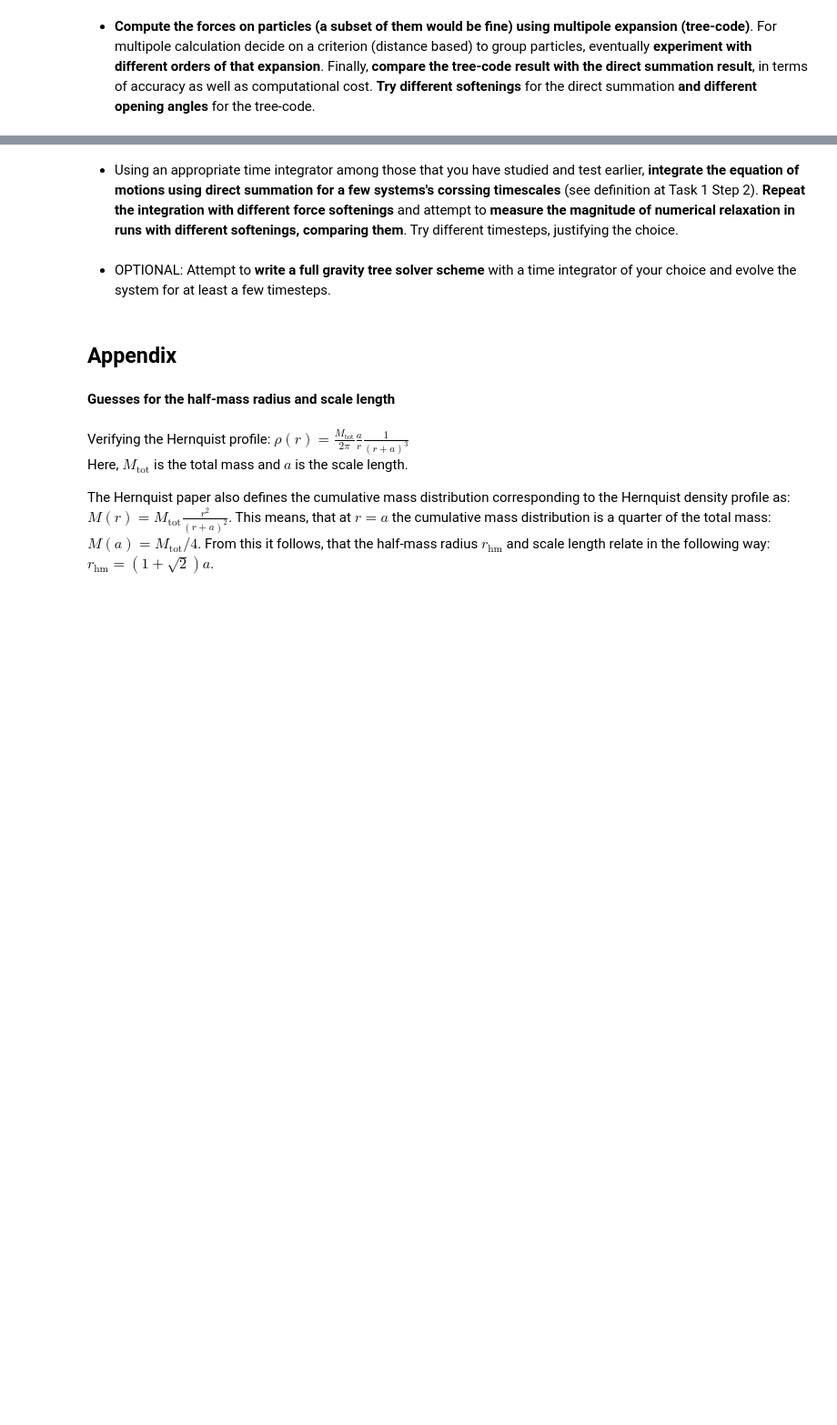
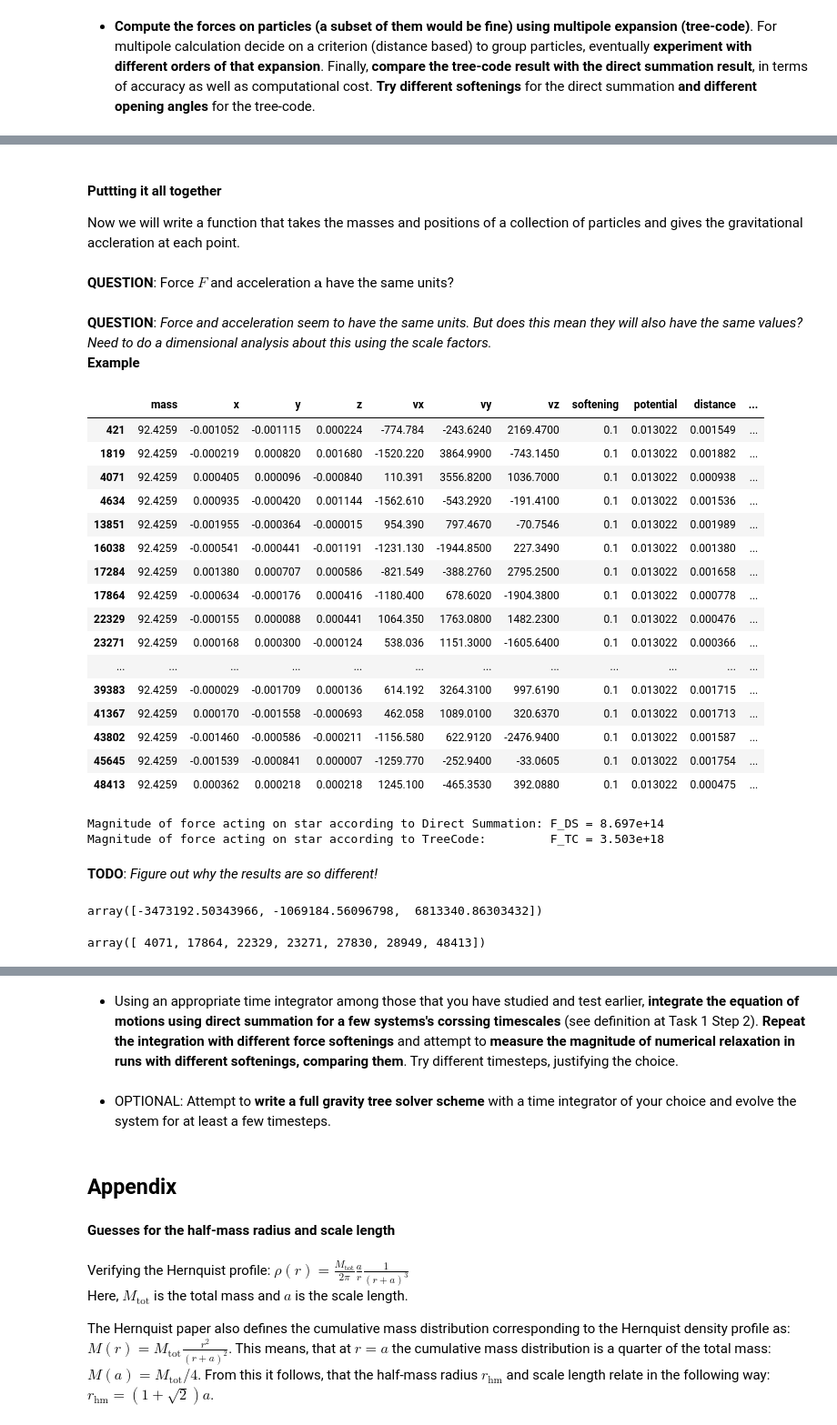
Before and after one commit to nshakm/comp_astro_n_body, a Jupyter notebook: AnshakMallik_N-BodyProject_ComputationalAstrophysics_HS23.ipynb, the cells around one changed output, grey strips where cells are left out. Shown: that part at 91% size. Cells and saved outputs as stored; diff of their text form; code cells hidden in the pictures; blank space fills up the shorter version.

```diff
--- a/AnshakMallik_N-BodyProject_ComputationalAstrophysics_HS23.ipynb
+++ b/AnshakMallik_N-BodyProject_ComputationalAstrophysics_HS23.ipynb
@@ -941,0 +1087,3 @@ Relaxation time: t_relax = 3.53e-02 (pc / km/s)
+# %% [markdown]
+#### Puttting it all together
+Now we will write a function that takes the masses and positions of a collection of particles and gives the gravitational accleration at each point.
@@ -941,0 +1103,2 @@ Relaxation time: t_relax = 3.53e-02 (pc / km/s)
+# %% [markdown]
+**QUESTION**: Force $F$ and acceleration $\mathbf{a}$ have the same units?
@@ -941,0 +1156,25 @@ Relaxation time: t_relax = 3.53e-02 (pc / km/s)
+# %% [markdown]
+**QUESTION**: _Force and acceleration seem to have the same units. But does this mean they will also have the same values? Need to do a dimensional analysis about this using the scale factors._ <br>
+**Example**
+# %%
+sub = data[data['distance'] <= 0.002]
+# sub = sub[10:100]
+sub
+# %% [output]
+|  | mass | x | y | z | vx | vy | vz | softening | potential | distance | ... |
+| 421 | 92.4259 | -0.001052 | -0.001115 | 0.000224 | -774.784 | -243.6240 | 2169.4700 | 0.1 | 0.013022 | 0.001549 | ... |
+| 1819 | 92.4259 | -0.000219 | 0.000820 | 0.001680 | -1520.220 | 3864.9900 | -743.1450 | 0.1 | 0.013022 | 0.001882 | ... |
+| 4071 | 92.4259 | 0.000405 | 0.000096 | -0.000840 | 110.391 | 3556.8200 | 1036.7000 | 0.1 | 0.013022 | 0.000938 | ... |
+| 4634 | 92.4259 | 0.000935 | -0.000420 | 0.001144 | -1562.610 | -543.2920 | -191.4100 | 0.1 | 0.013022 | 0.001536 | ... |
+| 13851 | 92.4259 | -0.001955 | -0.000364 | -0.000015 | 954.390 | 797.4670 | -70.7546 | 0.1 | 0.013022 | 0.001989 | ... |
+| 16038 | 92.4259 | -0.000541 | -0.000441 | -0.001191 | -1231.130 | -1944.8500 | 227.3490 | 0.1 | 0.013022 | 0.001380 | ... |
+| 17284 | 92.4259 | 0.001380 | 0.000707 | 0.000586 | -821.549 | -388.2760 | 2795.2500 | 0.1 | 0.013022 | 0.001658 | ... |
+| 17864 | 92.4259 | -0.000634 | -0.000176 | 0.000416 | -1180.400 | 678.6020 | -1904.3800 | 0.1 | 0.013022 | 0.000778 | ... |
+| 22329 | 92.4259 | -0.000155 | 0.000088 | 0.000441 | 1064.350 | 1763.0800 | 1482.2300 | 0.1 | 0.013022 | 0.000476 | ... |
+| 23271 | 92.4259 | 0.000168 | 0.000300 | -0.000124 | 538.036 | 1151.3000 | -1605.6400 | 0.1 | 0.013022 | 0.000366 | ... |
+| ... | ... | ... | ... | ... | ... | ... | ... | ... | ... | ... | ... |
+| 39383 | 92.4259 | -0.000029 | -0.001709 | 0.000136 | 614.192 | 3264.3100 | 997.6190 | 0.1 | 0.013022 | 0.001715 | ... |
+| 41367 | 92.4259 | 0.000170 | -0.001558 | -0.000693 | 462.058 | 1089.0100 | 320.6370 | 0.1 | 0.013022 | 0.001713 | ... |
+| 43802 | 92.4259 | -0.001460 | -0.000586 | -0.000211 | -1156.580 | 622.9120 | -2476.9400 | 0.1 | 0.013022 | 0.001587 | ... |
+| 45645 | 92.4259 | -0.001539 | -0.000841 | 0.000007 | -1259.770 | -252.9400 | -33.0605 | 0.1 | 0.013022 | 0.001754 | ... |
+| 48413 | 92.4259 | 0.000362 | 0.000218 | 0.000218 | 1245.100 | -465.3530 | 392.0880 | 0.1 | 0.013022 | 0.000475 | ... |
@@ -941,0 +1225,26 @@ Relaxation time: t_relax = 3.53e-02 (pc / km/s)
+# %%
+#Index from dataset
+ind = sub.index[0] #simply gonna use first star
+
+#Direct summation (with eps)
+indices = np.asarray(sub.index.to_list()) #get the indices of all stars
+eps = 0.004 #trial value for softening
+force_DS = calculate_point_force(ind, sub, eps, indices)
+
+#Treecode
+force_TC = force_treecode(sub, ind, thetamax=0.7, G=1.0) #force calculation from TreeCode (technically acceleration?)
+
+# print(f'Force acting on star according to Direct Summation: {force_DS}')
+# print(f'Force acting on star according to TreeCode: {force_TC}')
+
+print(r'Magnitude of force acting on star according to Direct Summation: F_DS = {:.3e}'.format(np.sum(force_DS**2)))
+print(r'Magnitude of force acting on star according to TreeCode:         F_TC = {:.3e}'.format(np.sum(force_TC**2)))
+# %% [output]
+Magnitude of force acting on star according to Direct Summation: F_DS = 8.697e+14
+Magnitude of force acting on star according to TreeCode:         F_TC = 3.503e+18
+# %% [markdown]
+**TODO**: _Figure out why the results are so different!_
+# %%
+force_DS
+# %% [output]
+array([-3473192.50343966, -1069184.56096798,  6813340.86303432])
@@ -941,0 +1253,4 @@ Relaxation time: t_relax = 3.53e-02 (pc / km/s)
+# %%
+indices
+# %% [output]
+array([ 4071, 17864, 22329, 23271, 27830, 28949, 48413])
```
Also changed, not shown: parts of 26 cells of this notebook.
